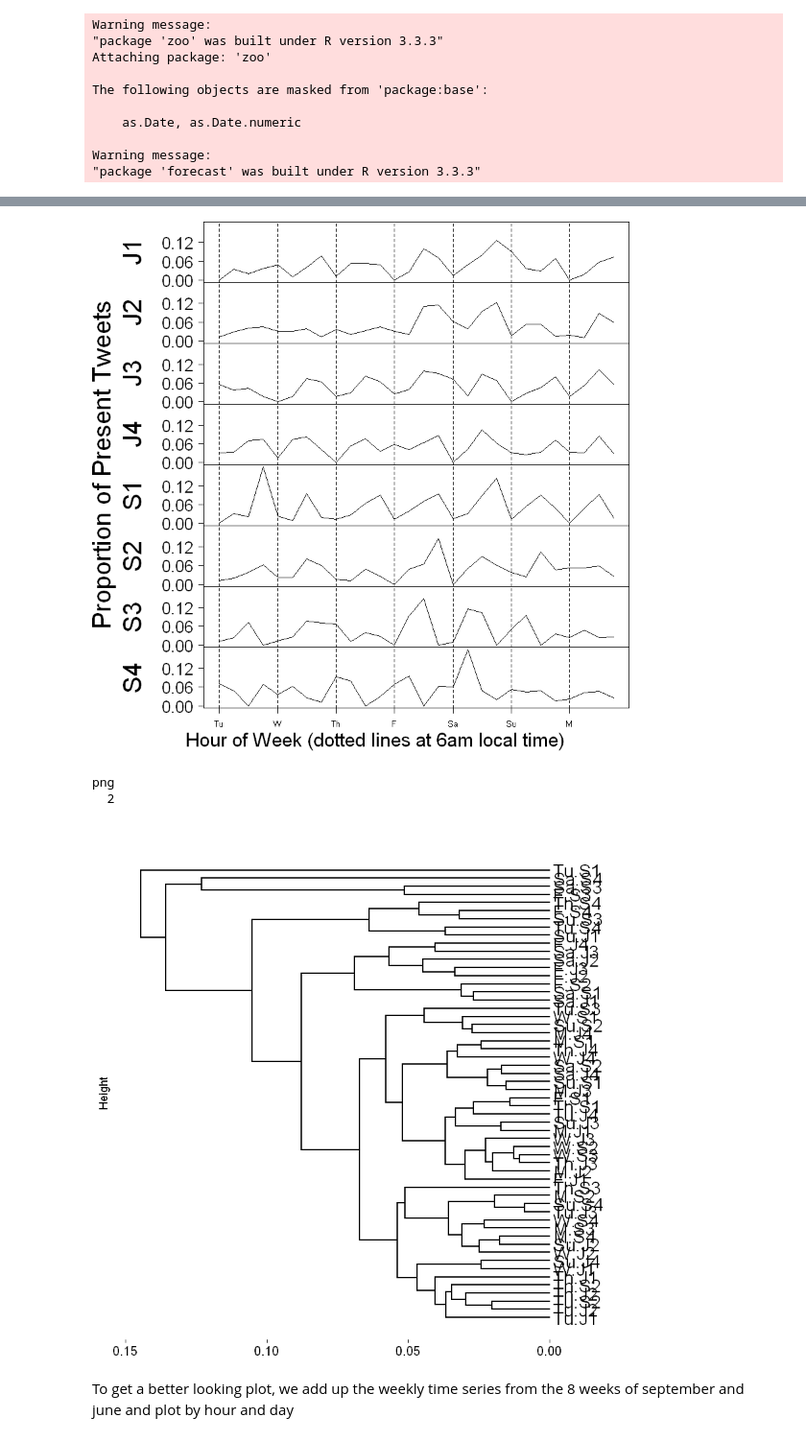
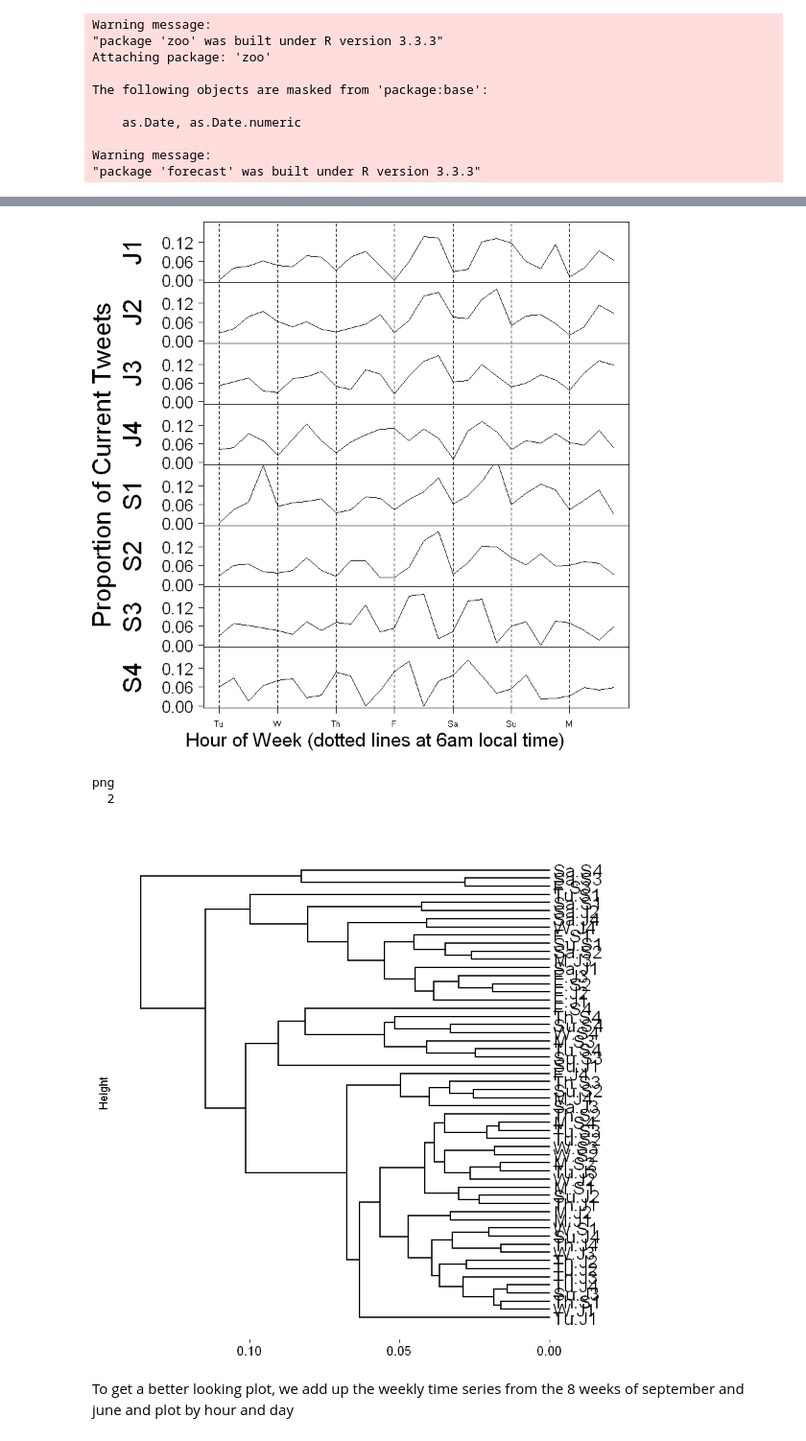
Before and after one commit to tj2huang/nyu-research, a Jupyter notebook: notebooks/tobacco-plot.ipynb, the cells around one changed output, grey strips where cells are left out. Shown at 96% size. Saved outputs shown, nothing was run; the diff lists cells and outputs as text; code cells hidden in the pictures.

Commit message:
average plot

```diff
--- a/notebooks/tobacco-plot.ipynb
+++ b/notebooks/tobacco-plot.ipynb
@@ -11,6 +11,3 @@ The following objects are masked from 'package:base':
 
 Warning message:
 "package 'forecast' was built under R version 3.3.3"
-# %%
-fp.j <- read.csv('c:/users/tom/documents/nyu-test/tob-run2/sept/summary/summary/total.csv')[,3]
-plot.ts(fp.j)
@@ -18,0 +14,14 @@ plot.ts(fp.j)
+# %%
+ts.js <- function(jcsv, scsv){
+    j_tob <- read.csv(jcsv)
+    pres <- j_tob[c(1,2,3)]
+    tot <- j_tob[c(1,2,4)]
+    new <- preprocessing_df(pres, tot)
+    ts_pres <- ts((new$series)[33:(672+32)], frequency=24)
+
+    s_tob <- read.csv(scsv)
+    spres <-s_tob[c(1,2,3)]
+    stot <- s_tob[c(1,2,4)]
+    snew <- preprocessing_df(spres, stot)
+    ts_spres <- ts((snew$series)[9:(672+8)], frequency=24)
+    return (ts(c((new$series)[33:(672+32)], (snew$series)[9:(672+8)]), frequency=24))}
@@ -19,9 +255,9 @@ plot.ts(fp.j)
 # %%
 shisha_sum_6hour_plot <-function(){
-shish.j <- read.csv('c:/users/tom/documents/nyu-test/tob-run2/june/summary/summary/shisha.csv')
-shish.s <- read.csv('c:/users/tom/documents/nyu-test/tob-run2/sept/summary/summary/shisha.csv')
-fp.j <- read.csv('c:/users/tom/documents/nyu-test/tob-run2/june/summary/summary/present.csv')
-fp.s <- read.csv('c:/users/tom/documents/nyu-test/tob-run2/sept/summary/summary/present.csv')
+shish.j <- read.csv('c:/users/tom/documents/nyu-test/tob-run2/june/summary-cur/summary/shisha.csv')
+shish.s <- read.csv('c:/users/tom/documents/nyu-test/tob-run2/sept/summary-cur/summary/shisha.csv')
+fp.j <- read.csv('c:/users/tom/documents/nyu-test/tob-run2/june/summary-cur/summary/current.csv')
+fp.s <- read.csv('c:/users/tom/documents/nyu-test/tob-run2/sept/summary-cur/summary/current.csv')
 j.sh <- shish.j[c(1,2,3)]
 j.tot <- shish.j[c(1,2,4)]
 j.proc <- preprocessing_df_6(j.sh, j.tot)
@@ -55,7 +291,7 @@ s.4 <- as.numeric(window(s.ts, start=c(22, 1), end= c(28, 4)))
 ts.sum <- (j.1 + j.2 + j.3 + j.4 + s.1 + s.2 + s.3 + s.4)/8
 
 plot(ts.sum, type='l', xaxt='n', xlab='Hour of Week (dotted lines at 6am local time)',
-         ylab='Proportion of Present Tweets')
+         ylab='Proportion of Current Tweets')
 abline(v=seq(1, 28, by=4), lty=2)
 axis(1, labels = c('Tu', 'W', 'Th', 'F', 'Sa', 'Su', 'M'), at=seq(1, 28, by=4))
 
@@ -79,7 +315,7 @@ euc_dend()
 shisha_sum_6hour_plot()
 # dev.off()
 
-pdf('c:/users/tom/documents/nyu-test/tob-plots/shisha-vs-present/shisha-sum-6h-clust.pdf',width=6,height=4,paper='special')
+pdf('c:/users/tom/documents/nyu-test/tob-plots/shisha-vs-current/shisha-sum-6h-clust.pdf',width=6,height=4,paper='special')
 shisha_sum_6hour_plot()
 dev.off()
 # %% [output]
@@ -90,9 +326,9 @@ png
 # %%
 shisha_6hour_cluster<-function(){
-    shish.j <- read.csv('c:/users/tom/documents/nyu-test/tob-run2/june/summary/summary/shisha.csv')
-shish.s <- read.csv('c:/users/tom/documents/nyu-test/tob-run2/sept/summary/summary/shisha.csv')
-fp.j <- read.csv('c:/users/tom/documents/nyu-test/tob-run2/june/summary/summary/present.csv')
-fp.s <- read.csv('c:/users/tom/documents/nyu-test/tob-run2/sept/summary/summary/present.csv')
+    shish.j <- read.csv('c:/users/tom/documents/nyu-test/tob-run2/june/summary-cur/summary/shisha.csv')
+shish.s <- read.csv('c:/users/tom/documents/nyu-test/tob-run2/sept/summary-cur/summary/shisha.csv')
+fp.j <- read.csv('c:/users/tom/documents/nyu-test/tob-run2/june/summary-cur/summary/current.csv')
+fp.s <- read.csv('c:/users/tom/documents/nyu-test/tob-run2/sept/summary-cur/summary/current.csv')
 j.sh <- shish.j[c(1,2,3)]
 j.tot <- shish.j[c(1,2,4)]
 j.proc <- preprocessing_df_6(j.sh, j.tot)
@@ -156,7 +392,7 @@ plot_weeks <- function(ts){
         abline(v=seq(1, 28, by=4), lty=2)
 
     }
-    mtext('Proportion of Present Tweets', cex=2, side = 2, outer = TRUE, line = 1)
+    mtext('Proportion of Current Tweets', cex=2, side = 2, outer = TRUE, line = 1)
 mtext('Hour of Week (dotted lines at 6am local time)', cex=1.5, side = 1, outer = TRUE, line = 3)
 axis(1, labels = c('Tu', 'W', 'Th', 'F', 'Sa', 'Su', 'M'), at=seq(1, 28, by=4), outer=TRUE)
     }
@@ -166,36 +402,36 @@ plot_weeks(combined.df)
 par(pin=c(4, 12))
 week_names = c('J1', 'J2', 'J3', 'J4', 'S1', 'S2', 'S3', 'S4')
     weekdays = rep(c('Tu', 'W' ,'Th', 'F', 'Sa', 'Su', 'M'), 8)
     week_name_labels = NULL
     for (i in 1:8){
         week_name_labels = c(week_name_labels, rep(week_names[i], 7))}
 day_labels = paste(weekdays, week_name_labels, sep='.')
 days = split_by_day_6(combined.ts)
 colnames(days)=day_labels
 dist = diss(days, METHOD = 'EUCL')
 c = agnes(dist, diss=TRUE)
 euc_dend <-function(){
 fviz_dend(c, rect=TRUE, main='', ylab='', xlab='Height',
           las=1, cex=1.2, cex.lab=1.5, horiz=TRUE)
     #mtext( text='Day of Week', side=2, cex=1.5)
 }
 
 euc_dend()
 
 
 }
 # pdf('c:/users/tom/documents/nyu-test/tob-plots/shisha-6h-clust.pdf',width=6,height=10,paper='special')
 shisha_6hour_cluster()
 # dev.off()
 
-pdf('c:/users/tom/documents/nyu-test/tob-plots/shisha-vs-present/shisha-6h-clust.pdf',width=6,height=12,paper='special')
+pdf('c:/users/tom/documents/nyu-test/tob-plots/shisha-vs-current/shisha-6h-clust.pdf',width=6,height=12,paper='special')
 shisha_6hour_cluster()
 dev.off()
 # %% [output]
-[figure, old version]
+[figure, new version]
 png
   2
-[figure, old version]
+[figure, new version]
 # %% [markdown]
 To get a better looking plot, we add up the weekly time series from the 8 weeks of september and june and plot by hour and day
 # %%
```
Also changed, not shown: parts of 13 cells of this notebook.
